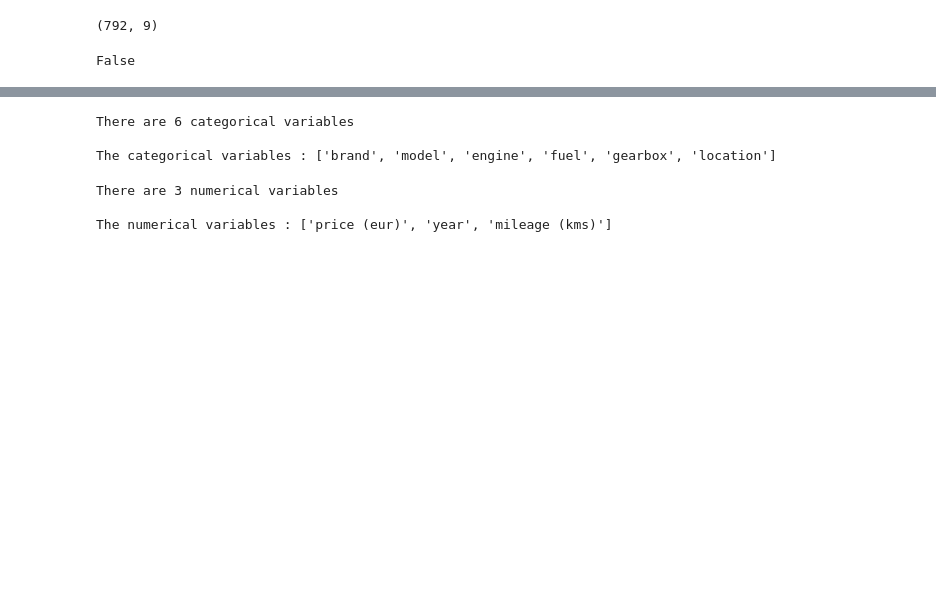
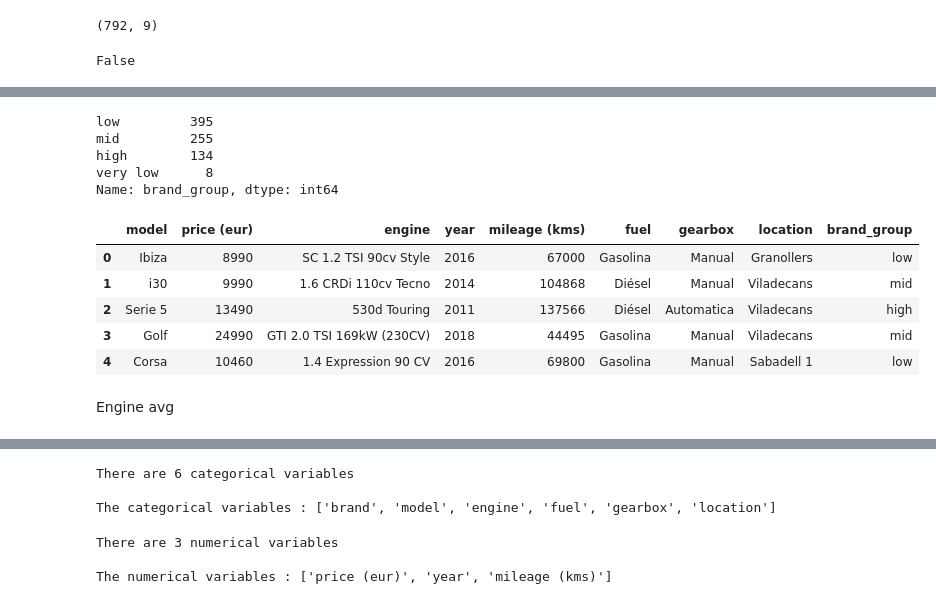
Before and after one commit to Sharzzz001/Machine-Learning-Applications-and-Kaggle-Competitions, a Jupyter notebook: Self-Projects/Car Price barcelona/main.ipynb, the cells around one changed output, grey strips where cells are left out. Cells and saved outputs as stored; diff of their text form; code cells hidden in the pictures; blank space fills up the shorter version.

```diff
--- a/Self-Projects/Car Price barcelona/main.ipynb
+++ b/Self-Projects/Car Price barcelona/main.ipynb
@@ -60,0 +84,34 @@ False
+# %%
+def group_brand(value):
+    if value > 20000:
+        return 'high'
+    elif value > 15000 and value < 20000:
+        return 'mid'
+    elif value > 10000 and value < 15000:
+        return 'low'
+    else:
+        return 'very low'
+# %%
+df1['brand_group'] = df1.apply(lambda x: group_brand(x['brand_average']),axis=1)
+# %%
+df1 = df1.drop('brand', axis = 1)
+df1 = df1.drop('brand_average', axis = 1)
+# %%
+df1.brand_group.value_counts()
+# %% [output]
+low         395
+mid         255
+high        134
+very low      8
+Name: brand_group, dtype: int64
+# %%
+df1.head()
+# %% [output]
+|  | model | price (eur) | engine | year | mileage (kms) | fuel | gearbox | location | brand_group |
+| 0 | Ibiza | 8990 | SC 1.2 TSI 90cv Style | 2016 | 67000 | Gasolina | Manual | Granollers | low |
+| 1 | i30 | 9990 | 1.6 CRDi 110cv Tecno | 2014 | 104868 | Diésel | Manual | Viladecans | mid |
+| 2 | Serie 5 | 13490 | 530d Touring | 2011 | 137566 | Diésel | Automatica | Viladecans | high |
+| 3 | Golf | 24990 | GTI 2.0 TSI 169kW (230CV) | 2018 | 44495 | Gasolina | Manual | Viladecans | mid |
+| 4 | Corsa | 10460 | 1.4 Expression 90 CV | 2016 | 69800 | Gasolina | Manual | Sabadell 1 | low |
+# %% [markdown]
+Engine avg
```
Also changed, not shown: parts of 37 cells of this notebook.
